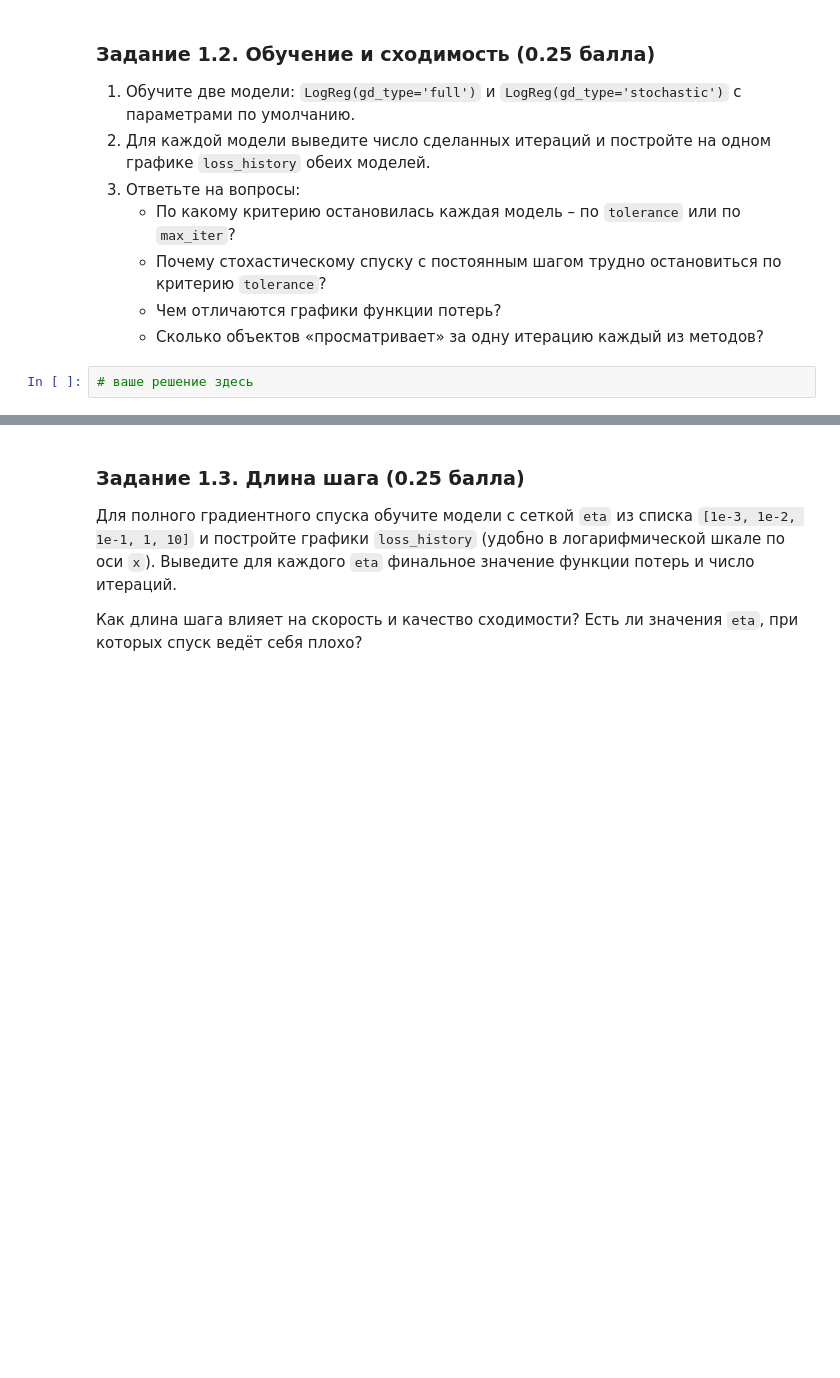
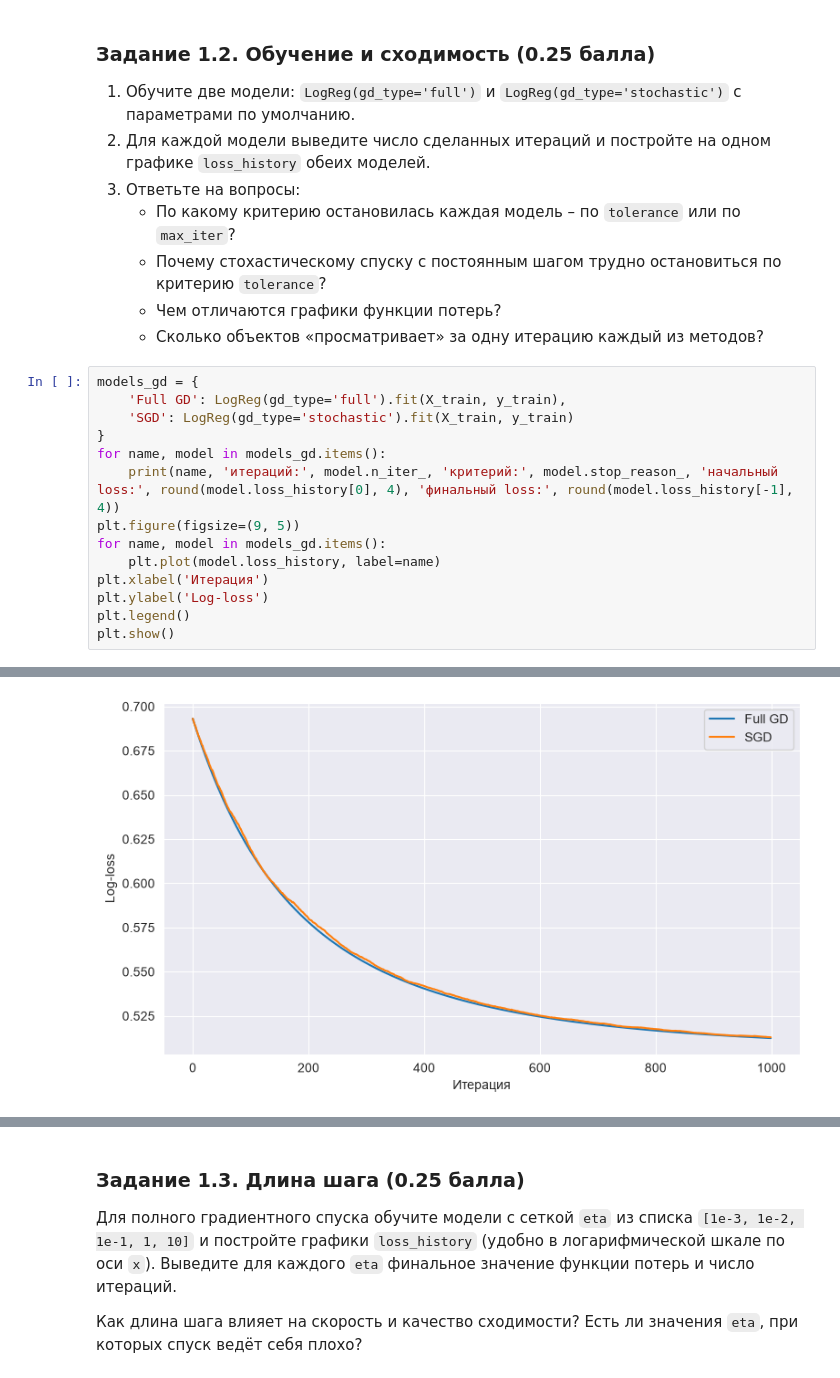
Before and after one commit to loxxych/MMDA-HW3, a Jupyter notebook: HW3_MMDA.ipynb, the cells around one changed output, grey strips where cells are left out. Cells and saved outputs as stored; diff of their text form; blank space fills up the shorter version.

```diff
--- a/HW3_MMDA.ipynb
+++ b/HW3_MMDA.ipynb
@@ -208,4 +205,17 @@ X_test = sc.transform(X_test)
    - Чем отличаются графики функции потерь?
    - Сколько объектов «просматривает» за одну итерацию каждый из методов?
 # %%
-# ваше решение здесь
+models_gd = {
+    'Full GD': LogReg(gd_type='full').fit(X_train, y_train),
+    'SGD': LogReg(gd_type='stochastic').fit(X_train, y_train)
+}
+for name, model in models_gd.items():
+    print(name, 'итераций:', model.n_iter_, 'критерий:', model.stop_reason_, 'начальный loss:', round(model.loss_history[0], 4), 'финальный loss:', round(model.loss_history[-1], 4))
+plt.figure(figsize=(9, 5))
+for name, model in models_gd.items():
+    plt.plot(model.loss_history, label=name)
+plt.xlabel('Итерация')
+plt.ylabel('Log-loss')
+plt.legend()
+plt.show()
+# %% [output]
@@ -212 +224,2 @@ X_test = sc.transform(X_test)
+[figure, added]
 # %% [markdown]
```
Also changed, not shown: parts of 30 cells of this notebook, 6 other files.
